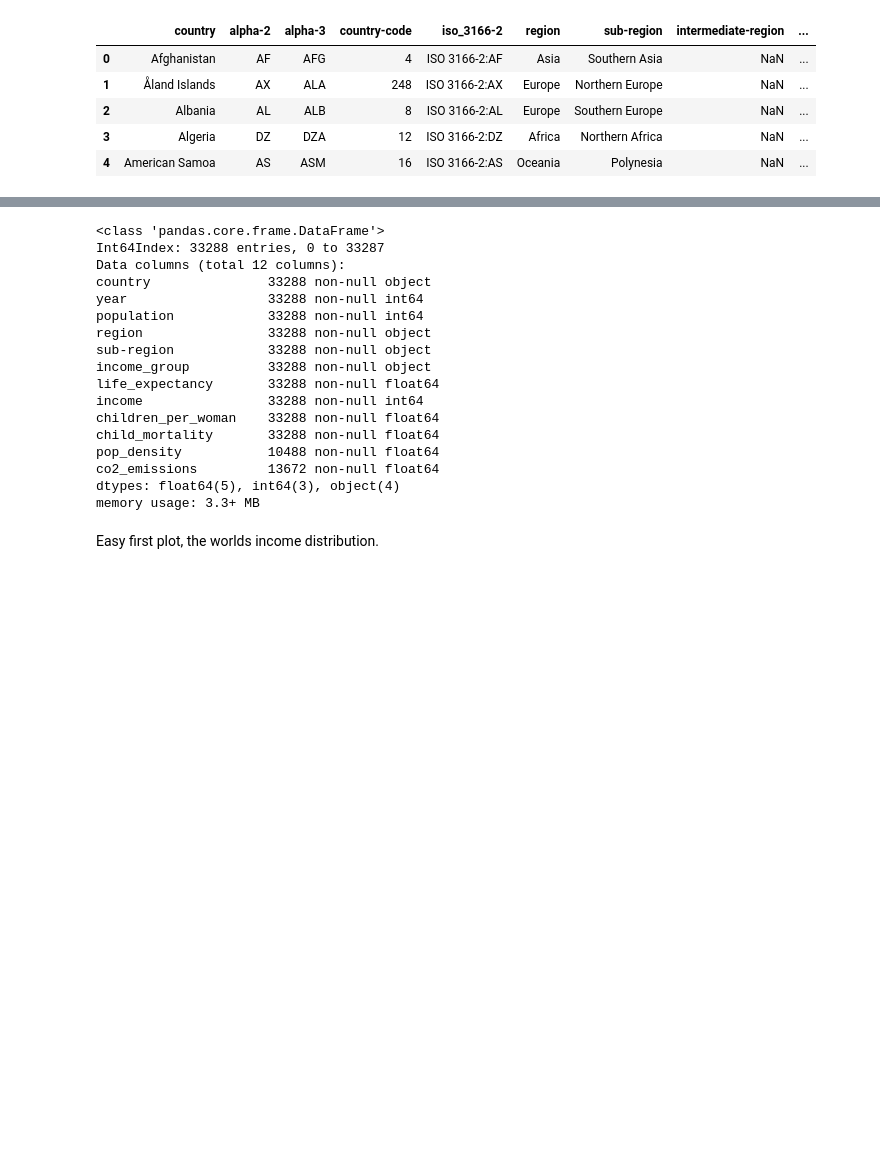
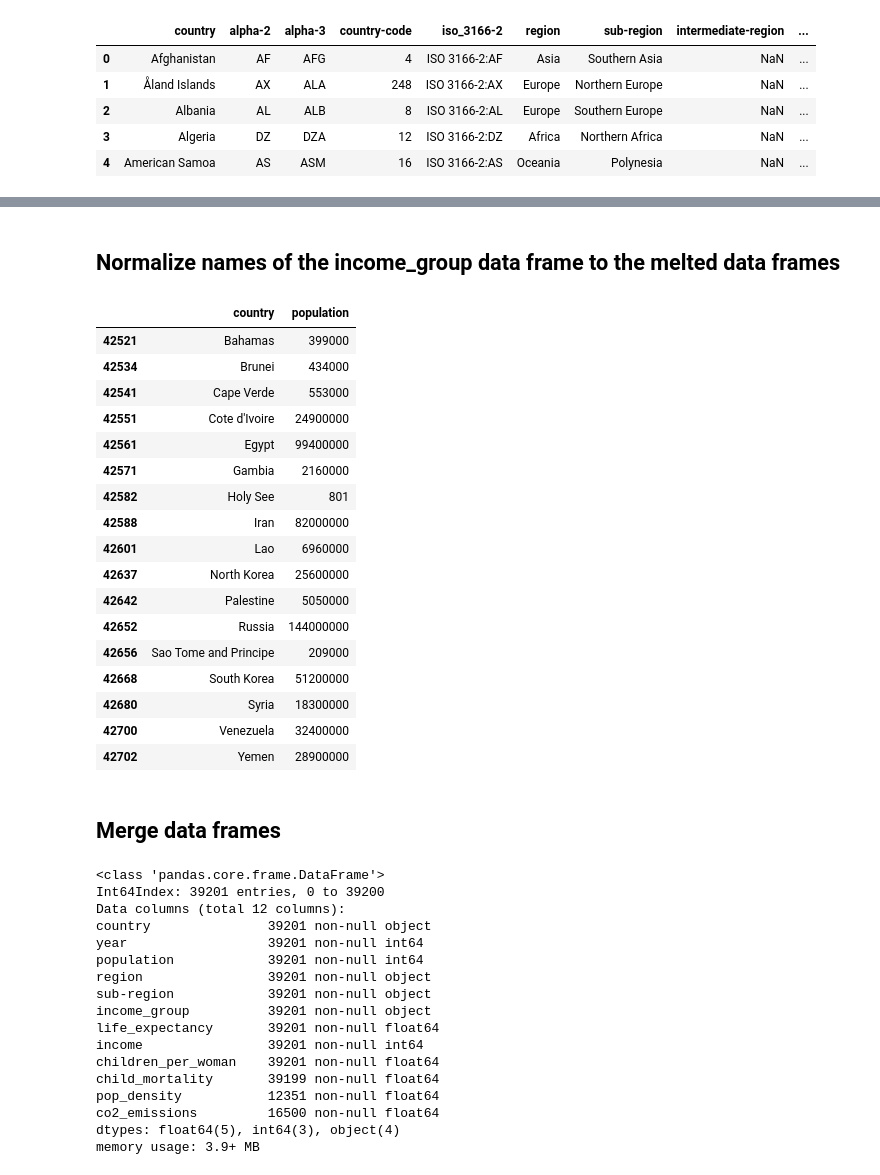
Before and after one commit to UofTCoders/2018-09-10-utoronto, a Jupyter notebook: code/dataset-generation.ipynb, the cells around one changed output, grey strips where cells are left out. Saved outputs shown, nothing was run; the diff lists cells and outputs as text; code cells hidden in the pictures; blank space fills up the shorter version.

```diff
--- a/code/dataset-generation.ipynb
+++ b/code/dataset-generation.ipynb
@@ -128,0 +227,23 @@ country_regions.head()
+# %% [markdown]
+## Normalize names of the income_group data frame to the melted data frames
+# %%
+pop_melt.loc[pop_melt['year'] == 2018, ['country', 'population']].loc[~pop_melt['country'].isin(income_group['country'])]
+# %% [output]
+|  | country | population |
+| 42521 | Bahamas | 399000 |
+| 42534 | Brunei | 434000 |
+| 42541 | Cape Verde | 553000 |
+| 42551 | Cote d'Ivoire | 24900000 |
+| 42561 | Egypt | 99400000 |
+| 42571 | Gambia | 2160000 |
+| 42582 | Holy See | 801 |
+| 42588 | Iran | 82000000 |
+| 42601 | Lao | 6960000 |
+| 42637 | North Korea | 25600000 |
+| 42642 | Palestine | 5050000 |
+| 42652 | Russia | 144000000 |
+| 42656 | Sao Tome and Principe | 209000 |
+| 42668 | South Korea | 51200000 |
+| 42680 | Syria | 18300000 |
+| 42700 | Venezuela | 32400000 |
+| 42702 | Yemen | 28900000 |
@@ -129,31 +264,30 @@ country_regions.head()
+# %% [markdown]
+## Merge data frames
 # %%
-# TODO change name to world_data
-pop_regions = pd.merge(pop_melt, country_regions[['country', 'region', 'sub-region']], on='country')
-pop_regions = pd.merge(pop_regions, income_group[['country', 'income_group']], on=['country'])
-pop_regions = pd.merge(pop_regions, life_exp_melt, on=['country', 'year'])
-pop_regions = pd.merge(pop_regions, income_melt, on=['country', 'year'])
-pop_regions = pd.merge(pop_regions, children_born_melt, on=['country', 'year'])
-pop_regions = pd.merge(pop_regions, child_mort_melt, on=['country', 'year'])
-pop_regions = pd.merge(pop_regions, pop_dens_melt, on=['country', 'year'], how='left')
-pop_regions = pd.merge(pop_regions, co2_melt, on=['country', 'year'], how='left')
-pop_regions.info()
+world_data = pd.merge(pop_melt, country_regions[['country', 'region', 'sub-region']], on='country')
+world_data = pd.merge(world_data, income_group[['country', 'income_group']], on=['country'])
+world_data = pd.merge(world_data, life_exp_melt, on=['country', 'year'])
+world_data = pd.merge(world_data, income_melt, on=['country', 'year'])
+world_data = pd.merge(world_data, children_born_melt, on=['country', 'year'])
+world_data = pd.merge(world_data, child_mort_melt, on=['country', 'year'])
+world_data = pd.merge(world_data, pop_dens_melt, on=['country', 'year'], how='left')
+world_data = pd.merge(world_data, co2_melt, on=['country', 'year'], how='left')
+world_data.info()
 # %% [output]
 <class 'pandas.core.frame.DataFrame'>
-Int64Index: 33288 entries, 0 to 33287
+Int64Index: 39201 entries, 0 to 39200
 Data columns (total 12 columns):
-country               33288 non-null object
-year                  33288 non-null int64
-population            33288 non-null int64
-region                33288 non-null object
-sub-region            33288 non-null object
-income_group          33288 non-null object
-life_expectancy       33288 non-null float64
-income                33288 non-null int64
-children_per_woman    33288 non-null float64
-child_mortality       33288 non-null float64
-pop_density           10488 non-null float64
-co2_emissions         13672 non-null float64
+country               39201 non-null object
+year                  39201 non-null int64
+population            39201 non-null int64
+region                39201 non-null object
+sub-region            39201 non-null object
+income_group          39201 non-null object
+life_expectancy       39201 non-null float64
+income                39201 non-null int64
+children_per_woman    39201 non-null float64
+child_mortality       39199 non-null float64
+pop_density           12351 non-null float64
+co2_emissions         16500 non-null float64
 dtypes: float64(5), int64(3), object(4)
-memory usage: 3.3+ MB
+memory usage: 3.9+ MB
-# %% [markdown]
-Easy first plot, the worlds income distribution.
```
Also changed, not shown: parts of 11 cells of this notebook.
